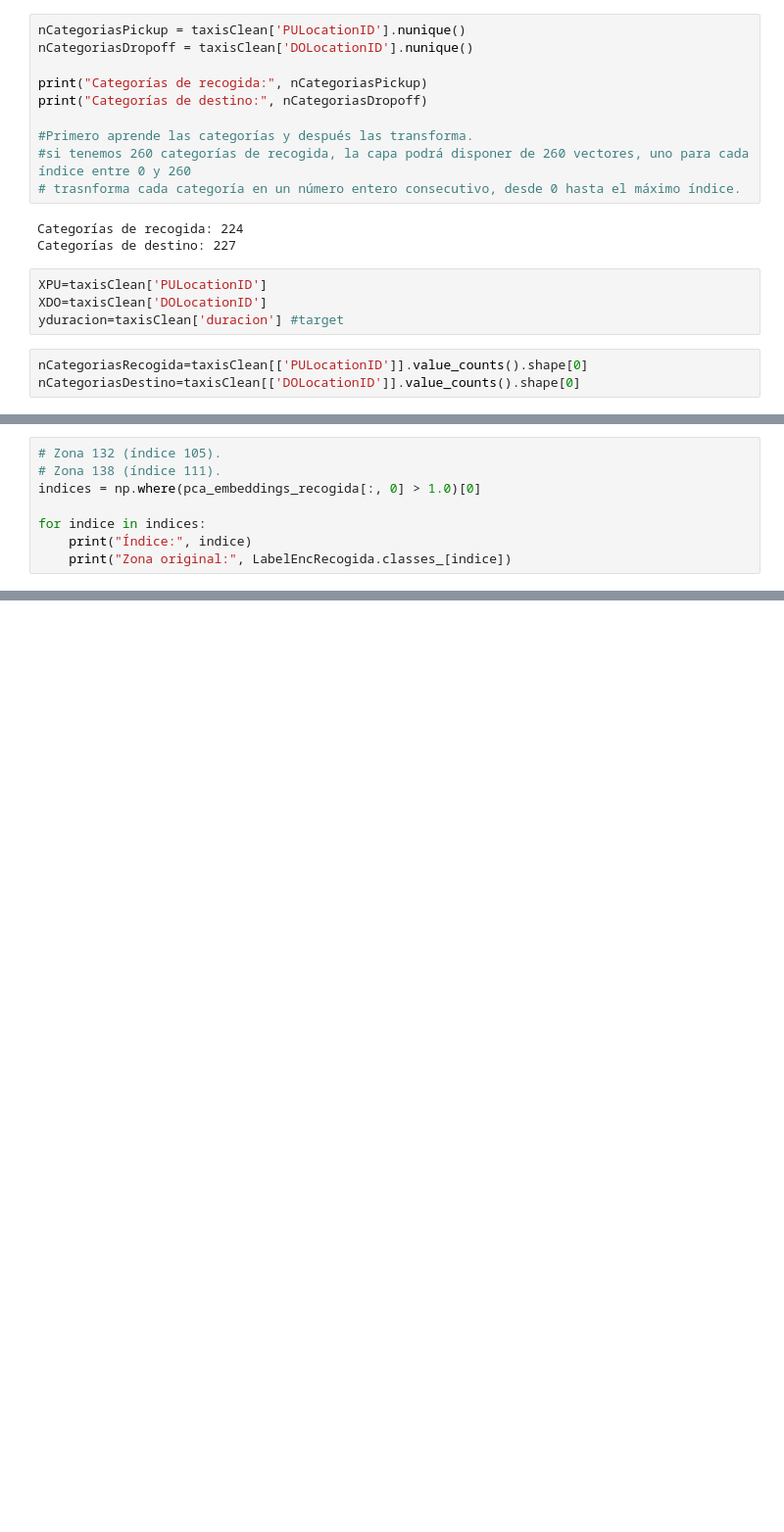
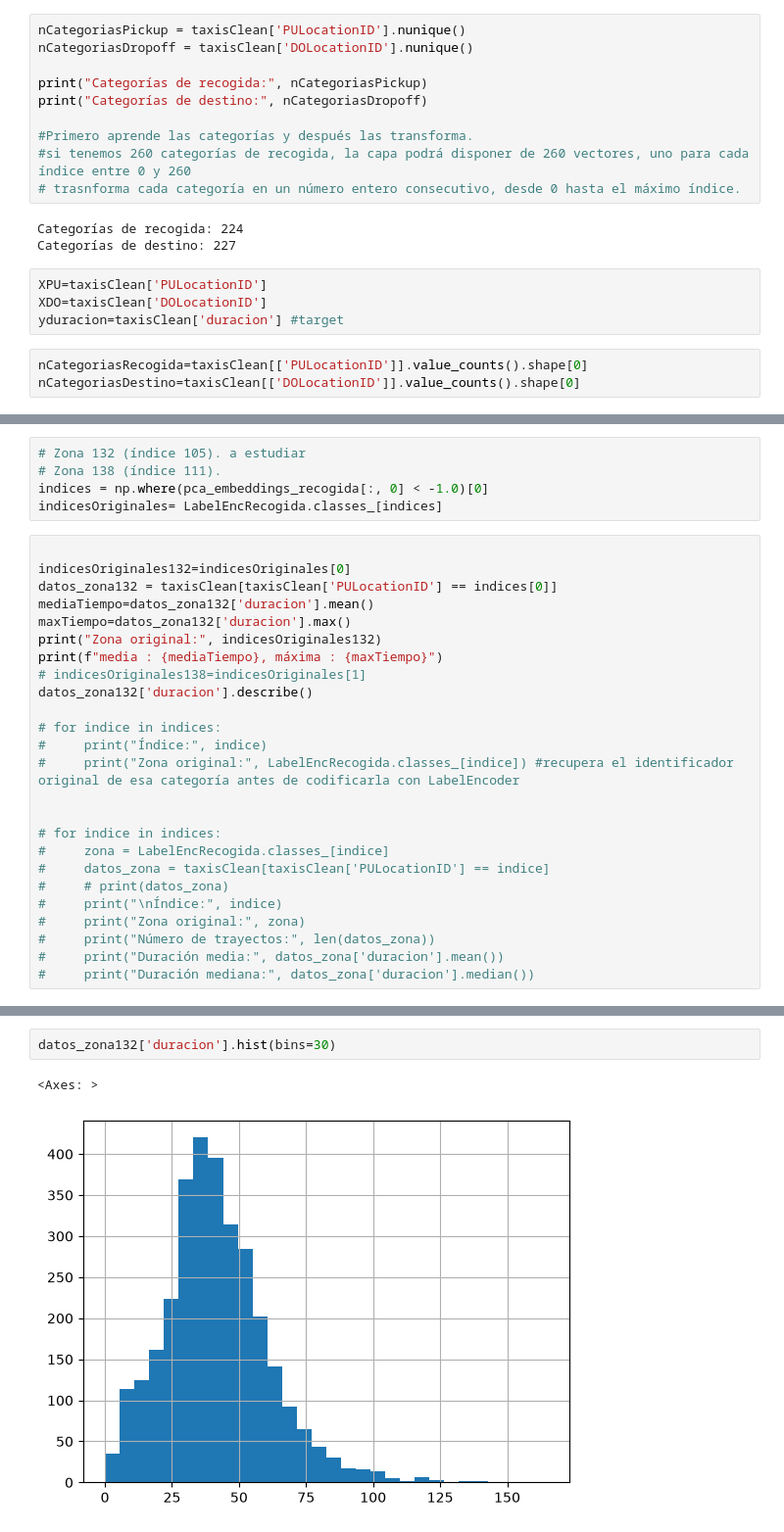
Before and after one commit to carolinamesacurso/proyecto-taxis, a Jupyter notebook: taxis.ipynb, the cells around one changed output, grey strips where cells are left out. Shown at 98% size. Drawn from its saved outputs; the diff is of its cells as text; blank space fills up the shorter version.

```diff
--- a/taxis.ipynb
+++ b/taxis.ipynb
@@ -369,9 +392,31 @@ plt.show()
+# %%
+# Zona 132 (índice 105). a estudiar
+# Zona 138 (índice 111).
+indices = np.where(pca_embeddings_recogida[:, 0] < -1.0)[0]
+indicesOriginales= LabelEncRecogida.classes_[indices]
 # %%
-# Zona 132 (índice 105).
-# Zona 138 (índice 111).
-indices = np.where(pca_embeddings_recogida[:, 0] > 1.0)[0]
 
-for indice in indices:
-    print("Índice:", indice)
-    print("Zona original:", LabelEncRecogida.classes_[indice])
+indicesOriginales132=indicesOriginales[0]
+datos_zona132 = taxisClean[taxisClean['PULocationID'] == indices[0]]
+mediaTiempo=datos_zona132['duracion'].mean()
+maxTiempo=datos_zona132['duracion'].max()
+print("Zona original:", indicesOriginales132)
+print(f"media : {mediaTiempo}, máxima : {maxTiempo}")
+# indicesOriginales138=indicesOriginales[1]
+datos_zona132['duracion'].describe()
+
+# for indice in indices:
+#     print("Índice:", indice)
+#     print("Zona original:", LabelEncRecogida.classes_[indice]) #recupera el identificador original de esa categoría antes de codificarla con LabelEncoder
+
+
+# for indice in indices:
+#     zona = LabelEncRecogida.classes_[indice]
+#     datos_zona = taxisClean[taxisClean['PULocationID'] == indice]
+#     # print(datos_zona)
+#     print("\nÍndice:", indice)
+#     print("Zona original:", zona)
+#     print("Número de trayectos:", len(datos_zona))
+#     print("Duración media:", datos_zona['duracion'].mean())
+#     print("Duración mediana:", datos_zona['duracion'].median())
 # %% [output]
@@ -381,0 +469,5 @@ Zona original: 138
+# %%
+datos_zona132['duracion'].hist(bins=30)
+# %% [output]
+<Axes: >
+[figure, added]
```
Also changed, not shown: parts of 21 cells of this notebook.
